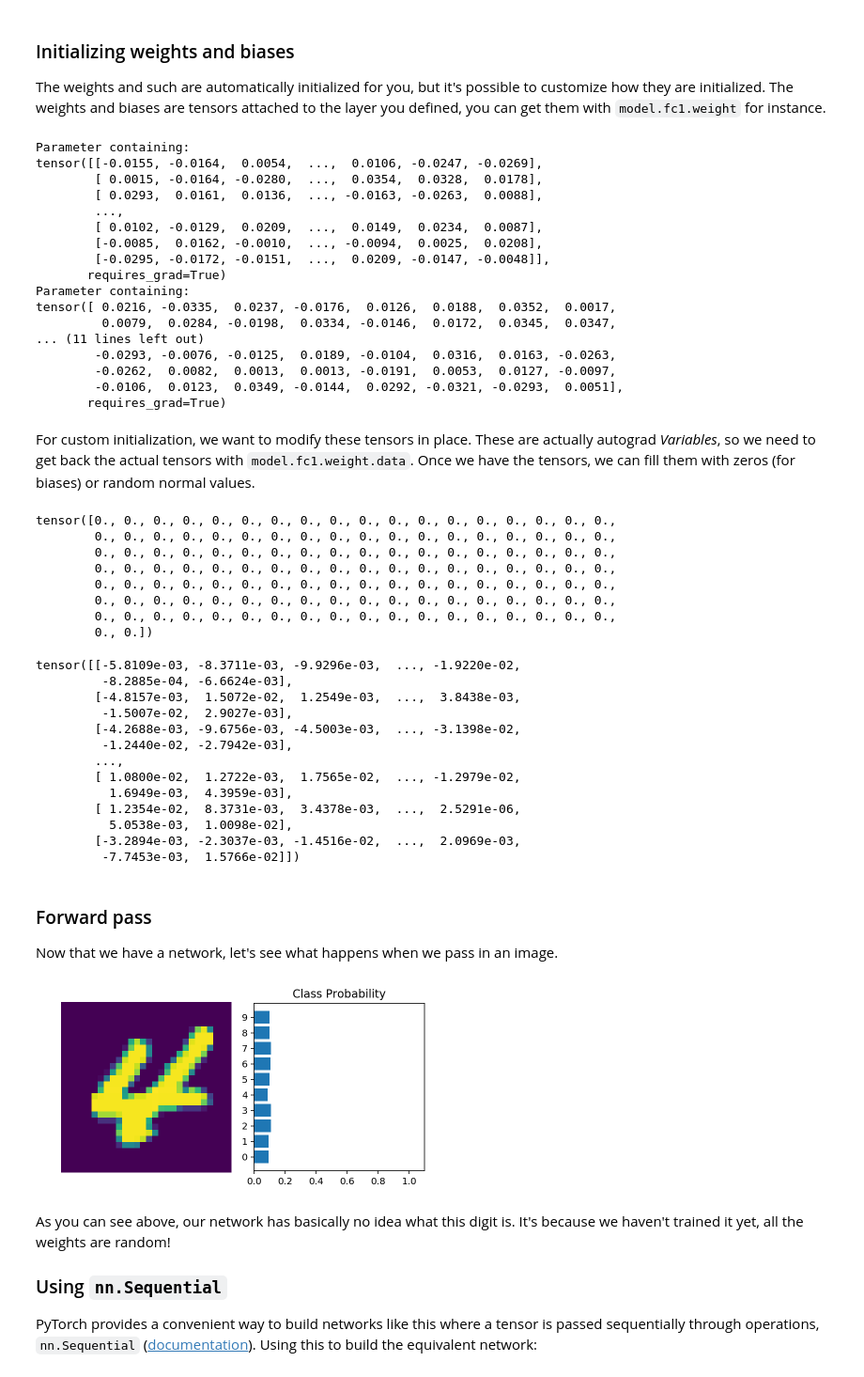
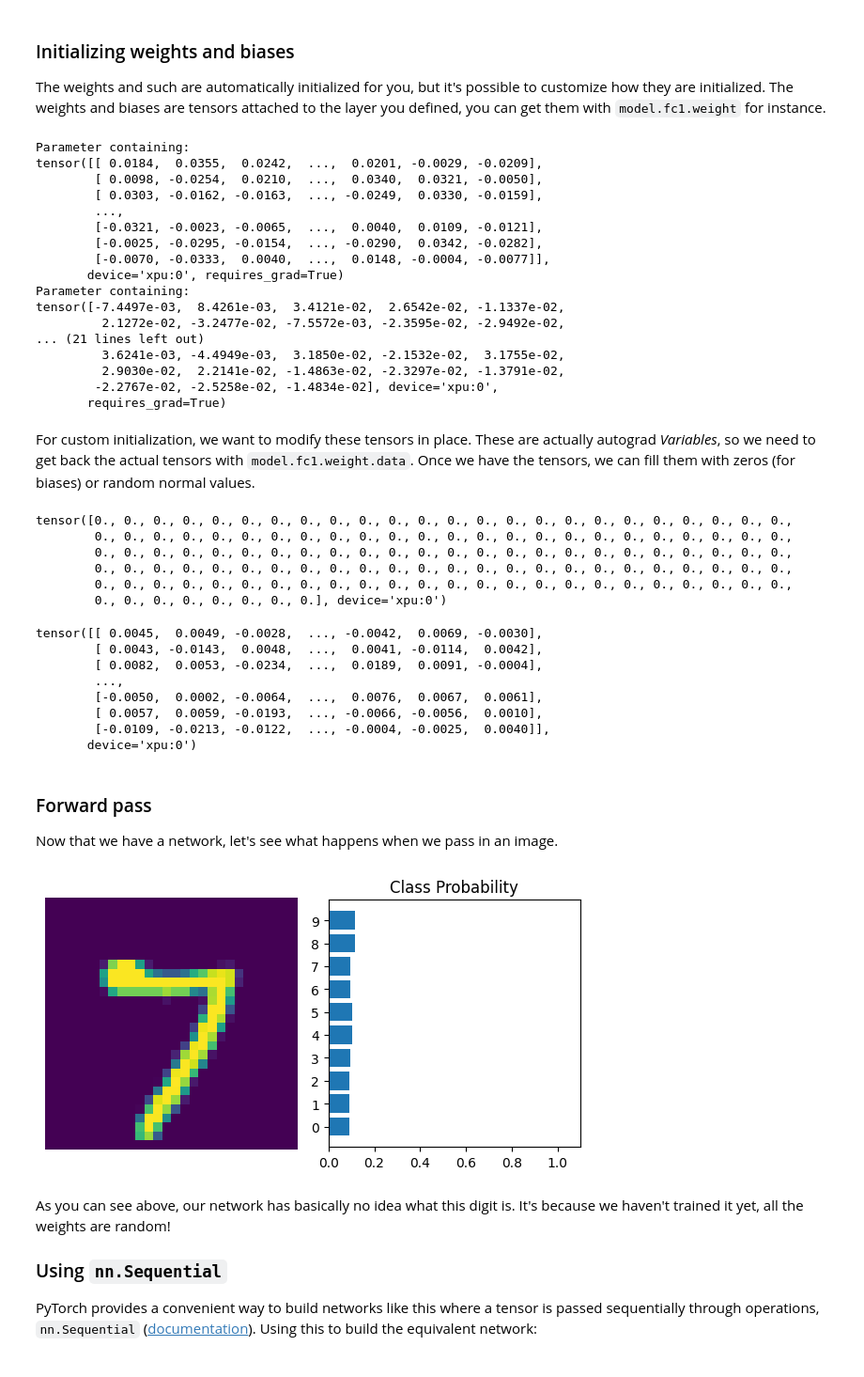
Before and after one commit to ekaakurniawan/Deep-Learning-with-PyTorch, a Jupyter notebook: intro-to-pytorch/Part 2 - Neural Networks in PyTorch (Exercises).ipynb, the cells around one changed output. Shown at 94% size. Cells and saved outputs as stored; diff of their text form; code cells hidden in the pictures.

Commit message:
Rerun Neural Networks in PyTorch  - Rerun using PyTorch 2.5 on Intel GPU.  - Perform inference on Intel GPU.

```diff
--- a/intro-to-pytorch/Part 2 - Neural Networks in PyTorch (Exercises).ipynb
+++ b/intro-to-pytorch/Part 2 - Neural Networks in PyTorch (Exercises).ipynb
@@ -340,7 +339,7 @@ class Network_Deep(nn.Module):
         return x
 # %%
 # Create the network and look at it's text representation
-model = Network_Deep()
+model = Network_Deep().to("xpu")
 model
 # %% [output]
 Network_Deep(
@@ -359,53 +358,46 @@ print(model.fc1.weight)
 print(model.fc1.bias)
 # %% [output]
 Parameter containing:
-tensor([[-0.0155, -0.0164,  0.0054,  ...,  0.0106, -0.0247, -0.0269],
-        [ 0.0015, -0.0164, -0.0280,  ...,  0.0354,  0.0328,  0.0178],
-        [ 0.0293,  0.0161,  0.0136,  ..., -0.0163, -0.0263,  0.0088],
+tensor([[ 0.0184,  0.0355,  0.0242,  ...,  0.0201, -0.0029, -0.0209],
+        [ 0.0098, -0.0254,  0.0210,  ...,  0.0340,  0.0321, -0.0050],
+        [ 0.0303, -0.0162, -0.0163,  ..., -0.0249,  0.0330, -0.0159],
         ...,
-        [ 0.0102, -0.0129,  0.0209,  ...,  0.0149,  0.0234,  0.0087],
-        [-0.0085,  0.0162, -0.0010,  ..., -0.0094,  0.0025,  0.0208],
-        [-0.0295, -0.0172, -0.0151,  ...,  0.0209, -0.0147, -0.0048]],
+        [-0.0321, -0.0023, -0.0065,  ...,  0.0040,  0.0109, -0.0121],
+        [-0.0025, -0.0295, -0.0154,  ..., -0.0290,  0.0342, -0.0282],
+        [-0.0070, -0.0333,  0.0040,  ...,  0.0148, -0.0004, -0.0077]],
+       device='xpu:0', requires_grad=True)
+Parameter containing:
+tensor([-7.4497e-03,  8.4261e-03,  3.4121e-02,  2.6542e-02, -1.1337e-02,
+         2.1272e-02, -3.2477e-02, -7.5572e-03, -2.3595e-02, -2.9492e-02,
+... (21 lines left out)
+         3.6241e-03, -4.4949e-03,  3.1850e-02, -2.1532e-02,  3.1755e-02,
+         2.9030e-02,  2.2141e-02, -1.4863e-02, -2.3297e-02, -1.3791e-02,
+        -2.2767e-02, -2.5258e-02, -1.4834e-02], device='xpu:0',
        requires_grad=True)
-Parameter containing:
-tensor([ 0.0216, -0.0335,  0.0237, -0.0176,  0.0126,  0.0188,  0.0352,  0.0017,
-         0.0079,  0.0284, -0.0198,  0.0334, -0.0146,  0.0172,  0.0345,  0.0347,
-... (11 lines left out)
-        -0.0293, -0.0076, -0.0125,  0.0189, -0.0104,  0.0316,  0.0163, -0.0263,
-        -0.0262,  0.0082,  0.0013,  0.0013, -0.0191,  0.0053,  0.0127, -0.0097,
-        -0.0106,  0.0123,  0.0349, -0.0144,  0.0292, -0.0321, -0.0293,  0.0051],
-       requires_grad=True)
 # %% [markdown]
 For custom initialization, we want to modify these tensors in place. These are actually autograd *Variables*, so we need to get back the actual tensors with `model.fc1.weight.data`. Once we have the tensors, we can fill them with zeros (for biases) or random normal values.
 # %%
 # Set biases to all zeros
 model.fc1.bias.data.fill_(0)
 # %% [output]
-tensor([0., 0., 0., 0., 0., 0., 0., 0., 0., 0., 0., 0., 0., 0., 0., 0., 0., 0.,
-        0., 0., 0., 0., 0., 0., 0., 0., 0., 0., 0., 0., 0., 0., 0., 0., 0., 0.,
-        0., 0., 0., 0., 0., 0., 0., 0., 0., 0., 0., 0., 0., 0., 0., 0., 0., 0.,
-        0., 0., 0., 0., 0., 0., 0., 0., 0., 0., 0., 0., 0., 0., 0., 0., 0., 0.,
-        0., 0., 0., 0., 0., 0., 0., 0., 0., 0., 0., 0., 0., 0., 0., 0., 0., 0.,
-        0., 0., 0., 0., 0., 0., 0., 0., 0., 0., 0., 0., 0., 0., 0., 0., 0., 0.,
-        0., 0., 0., 0., 0., 0., 0., 0., 0., 0., 0., 0., 0., 0., 0., 0., 0., 0.,
-        0., 0.])
+tensor([0., 0., 0., 0., 0., 0., 0., 0., 0., 0., 0., 0., 0., 0., 0., 0., 0., 0., 0., 0., 0., 0., 0., 0.,
+        0., 0., 0., 0., 0., 0., 0., 0., 0., 0., 0., 0., 0., 0., 0., 0., 0., 0., 0., 0., 0., 0., 0., 0.,
+        0., 0., 0., 0., 0., 0., 0., 0., 0., 0., 0., 0., 0., 0., 0., 0., 0., 0., 0., 0., 0., 0., 0., 0.,
+        0., 0., 0., 0., 0., 0., 0., 0., 0., 0., 0., 0., 0., 0., 0., 0., 0., 0., 0., 0., 0., 0., 0., 0.,
+        0., 0., 0., 0., 0., 0., 0., 0., 0., 0., 0., 0., 0., 0., 0., 0., 0., 0., 0., 0., 0., 0., 0., 0.,
+        0., 0., 0., 0., 0., 0., 0., 0.], device='xpu:0')
 # %%
 # sample from random normal with standard dev = 0.01
 model.fc1.weight.data.normal_(std=0.01)
 # %% [output]
-tensor([[-5.8109e-03, -8.3711e-03, -9.9296e-03,  ..., -1.9220e-02,
-         -8.2885e-04, -6.6624e-03],
-        [-4.8157e-03,  1.5072e-02,  1.2549e-03,  ...,  3.8438e-03,
-         -1.5007e-02,  2.9027e-03],
-        [-4.2688e-03, -9.6756e-03, -4.5003e-03,  ..., -3.1398e-02,
-         -1.2440e-02, -2.7942e-03],
+tensor([[ 0.0045,  0.0049, -0.0028,  ..., -0.0042,  0.0069, -0.0030],
+        [ 0.0043, -0.0143,  0.0048,  ...,  0.0041, -0.0114,  0.0042],
+        [ 0.0082,  0.0053, -0.0234,  ...,  0.0189,  0.0091, -0.0004],
         ...,
-        [ 1.0800e-02,  1.2722e-03,  1.7565e-02,  ..., -1.2979e-02,
-          1.6949e-03,  4.3959e-03],
-        [ 1.2354e-02,  8.3731e-03,  3.4378e-03,  ...,  2.5291e-06,
-          5.0538e-03,  1.0098e-02],
-        [-3.2894e-03, -2.3037e-03, -1.4516e-02,  ...,  2.0969e-03,
-         -7.7453e-03,  1.5766e-02]])
+        [-0.0050,  0.0002, -0.0064,  ...,  0.0076,  0.0067,  0.0061],
+        [ 0.0057,  0.0059, -0.0193,  ..., -0.0066, -0.0056,  0.0010],
+        [-0.0109, -0.0213, -0.0122,  ..., -0.0004, -0.0025,  0.0040]],
+       device='xpu:0')
 # %% [markdown]
 ### Forward pass
 
@@ -413,20 +405,20 @@ Now that we have a network, let's see what happens when we pass in an image.
 # %%
 # Grab some data
 dataiter = iter(trainloader)
-images, labels = dataiter.next()
+images, labels = next(dataiter)
 
 # Resize images into a 1D vector, new shape is (batch size, color channels, image pixels)
 images.resize_(64, 1, 784)
 # or images.resize_(images.shape[0], 1, 784) to automatically get batch size
 
 # Forward pass through the network
 img_idx = 0
-ps = model.forward(images[img_idx,:])
+ps = model.forward(images[img_idx,:].to("xpu"))
 
 img = images[img_idx]
-helper.view_classify(img.view(1, 28, 28), ps)
+helper.view_classify(img.view(1, 28, 28), ps.to("cpu"))
 # %% [output]
-[figure, old version]
+[figure, new version]
 # %% [markdown]
 As you can see above, our network has basically no idea what this digit is. It's because we haven't trained it yet, all the weights are random!
 
```
Also changed, not shown: parts of 18 cells of this notebook.
